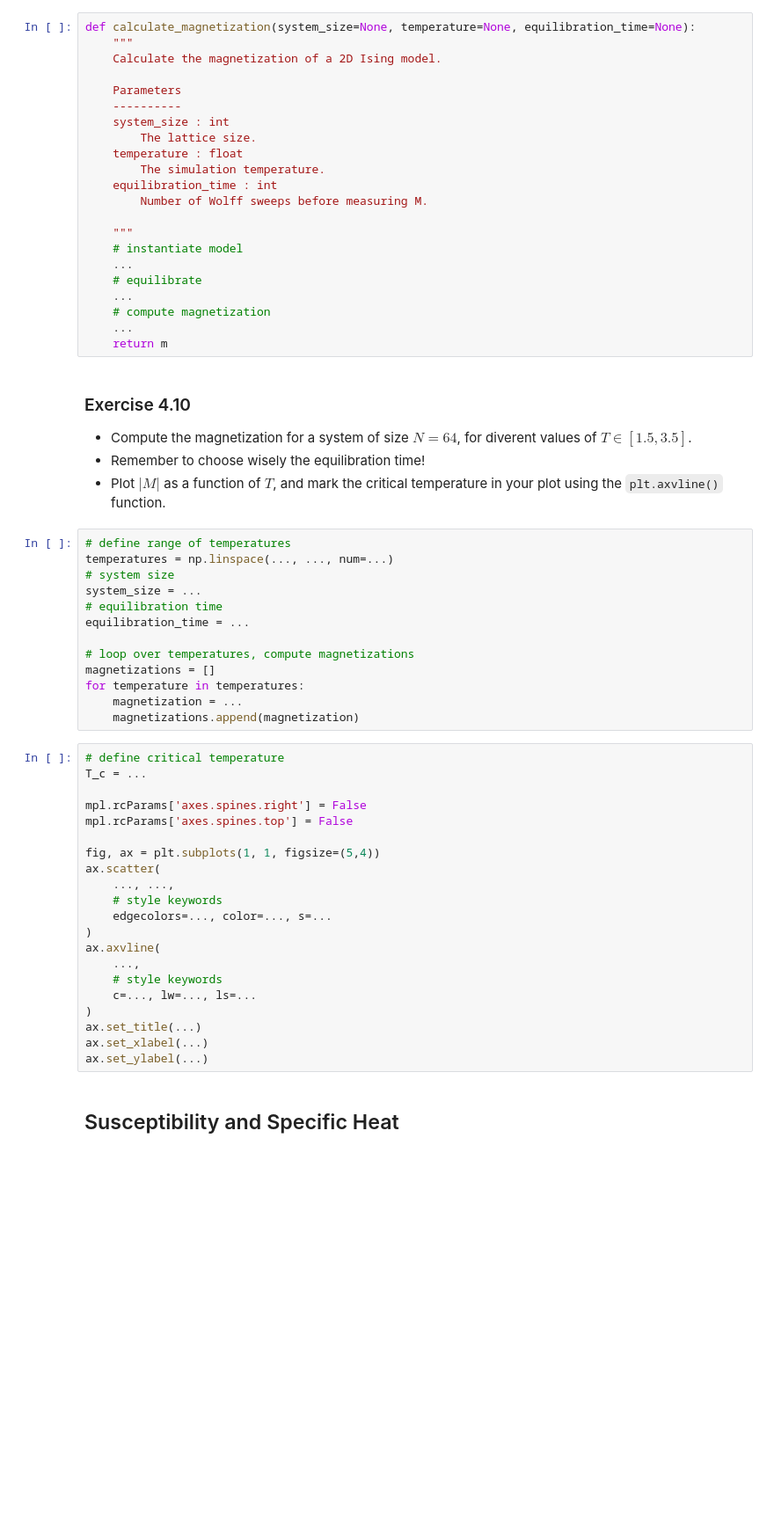
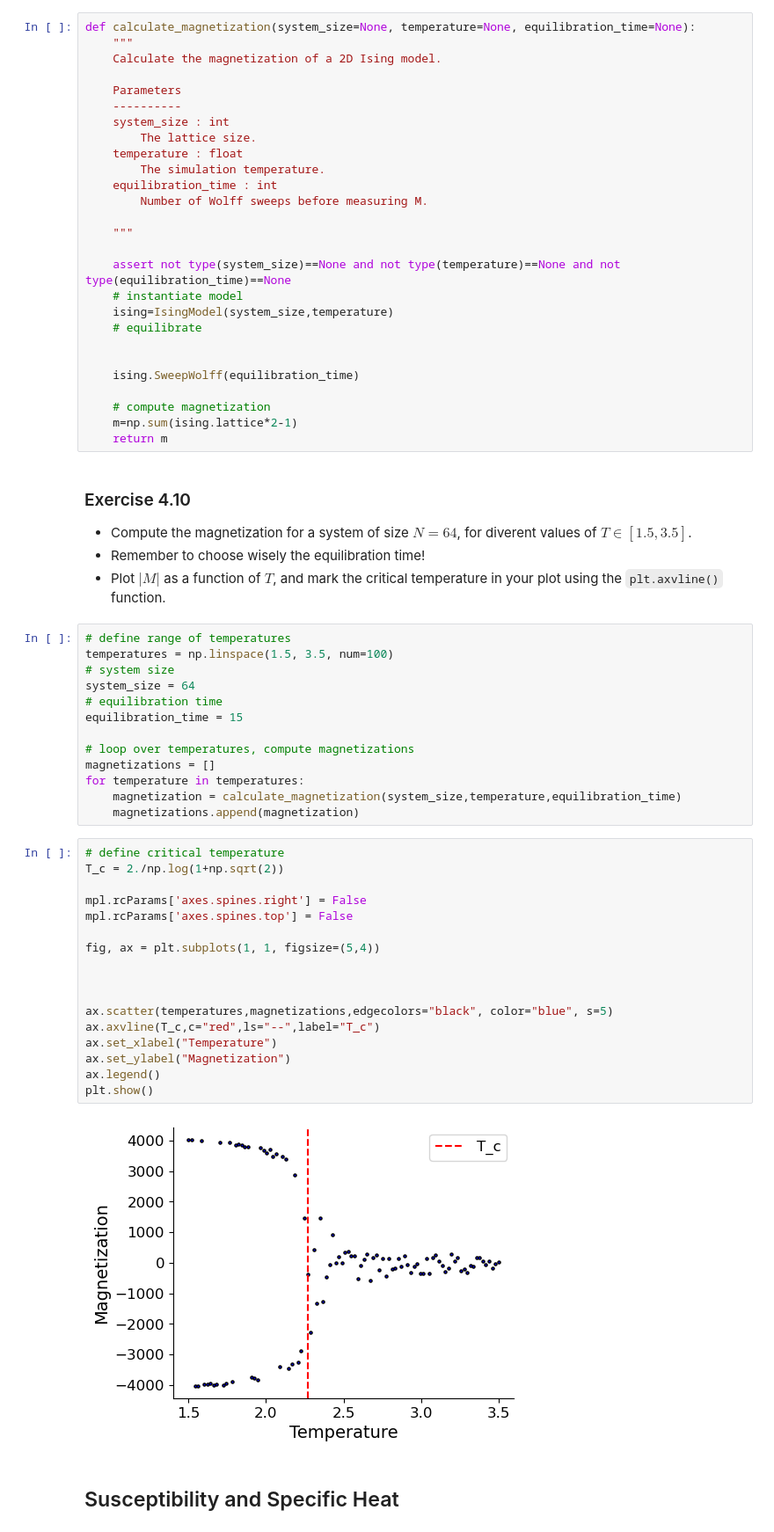
Before and after one commit to 12nihil12/fis_stat, a Jupyter notebook: notebooks/4-Ising-Model.ipynb, the cells around one changed output. Shown at 88% size. Saved outputs shown, nothing was run; the diff lists cells and outputs as text; blank space fills up the shorter version.

```diff
--- a/notebooks/4-Ising-Model.ipynb
+++ b/notebooks/4-Ising-Model.ipynb
@@ -477,12 +530,17 @@ def calculate_magnetization(system_size=None, temperature=None, equilibration_ti
         Number of Wolff sweeps before measuring M.
 
     """
+
+    assert not type(system_size)==None and not type(temperature)==None and not type(equilibration_time)==None
     # instantiate model
-    ...
+    ising=IsingModel(system_size,temperature)
     # equilibrate
-    ...
+
+
+    ising.SweepWolff(equilibration_time)
+
     # compute magnetization
-    ...
+    m=np.sum(ising.lattice*2-1)
     return m
 # %% [markdown]
 ### Exercise 4.10
@@ -491,38 +549,36 @@ def calculate_magnetization(system_size=None, temperature=None, equilibration_ti
 + Plot $|M|$ as a function of $T$, and mark the critical temperature in your plot using the `plt.axvline()` function.
 # %%
 # define range of temperatures
-temperatures = np.linspace(..., ..., num=...)
+temperatures = np.linspace(1.5, 3.5, num=100)
 # system size
-system_size = ...
+system_size = 64
 # equilibration time
-equilibration_time = ...
+equilibration_time = 15
 
 # loop over temperatures, compute magnetizations
 magnetizations = []
 for temperature in temperatures:
-    magnetization = ...
+    magnetization = calculate_magnetization(system_size,temperature,equilibration_time)
     magnetizations.append(magnetization)
 # %%
 # define critical temperature
-T_c = ...
+T_c = 2./np.log(1+np.sqrt(2))
 
 mpl.rcParams['axes.spines.right'] = False
 mpl.rcParams['axes.spines.top'] = False
 
 fig, ax = plt.subplots(1, 1, figsize=(5,4))
-ax.scatter(
-    ..., ...,
-    # style keywords
-    edgecolors=..., color=..., s=...
-)
-ax.axvline(
-    ...,
-    # style keywords
-    c=..., lw=..., ls=...
-)
-ax.set_title(...)
-ax.set_xlabel(...)
-ax.set_ylabel(...)
+
+
+
+ax.scatter(temperatures,magnetizations,edgecolors="black", color="blue", s=5)
+ax.axvline(T_c,c="red",ls="--",label="T_c")
+ax.set_xlabel("Temperature")
+ax.set_ylabel("Magnetization")
+ax.legend()
+plt.show()
+# %% [output]
+[figure, added]
 # %% [markdown]
 ## Susceptibility and Specific Heat
 # %% [markdown]
```
Also changed, not shown: parts of 51 cells of this notebook.
